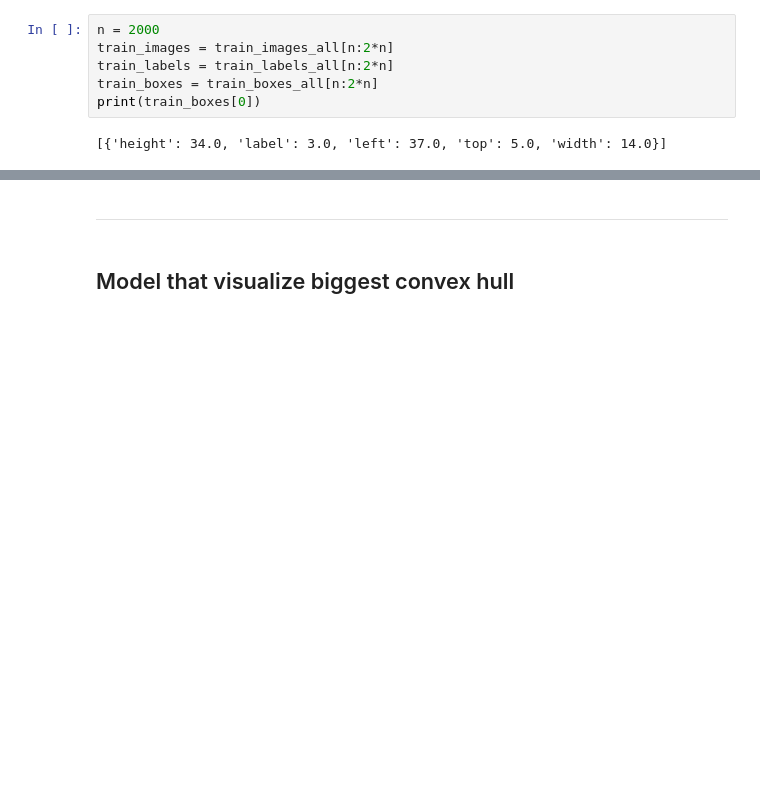
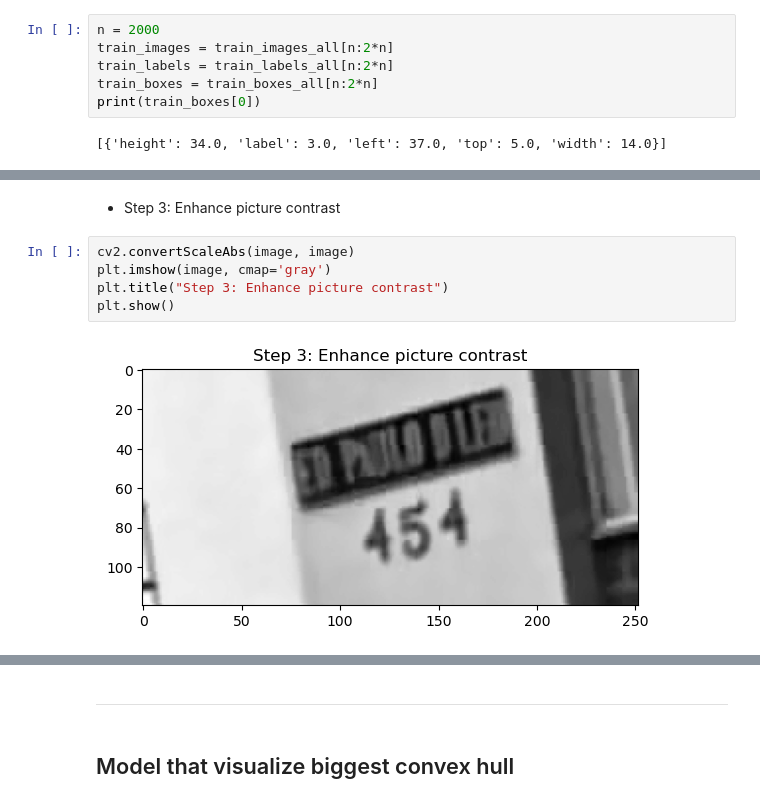
Before and after one commit to youssefg7/CSE483-Major-Task, a Jupyter notebook: trial-youssef format1only.ipynb, the cells around one changed output, grey strips where cells are left out. Drawn from its saved outputs; the diff is of its cells as text; blank space fills up the shorter version.

```diff
--- a/trial-youssef format1only.ipynb
+++ b/trial-youssef format1only.ipynb
@@ -69,0 +250,9 @@ TypeError: list indices must be integers or slices, not tuple
+# %% [markdown]
+- Step 3: Enhance picture contrast
+# %%
+cv2.convertScaleAbs(image, image)
+plt.imshow(image, cmap='gray')
+plt.title("Step 3: Enhance picture contrast")
+plt.show()
+# %% [output]
+[figure, added]
```
Also changed, not shown: parts of 26 cells of this notebook.
